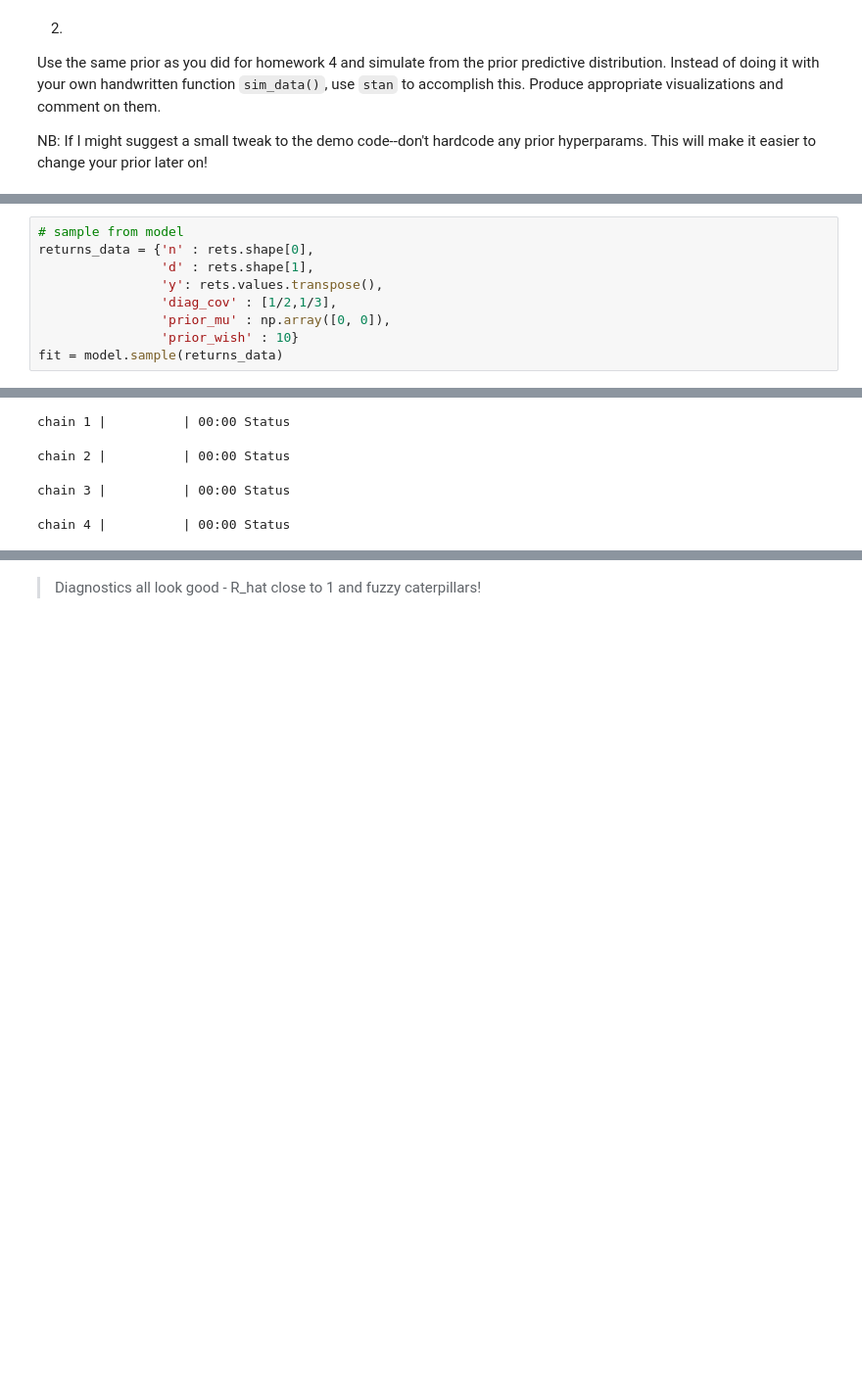
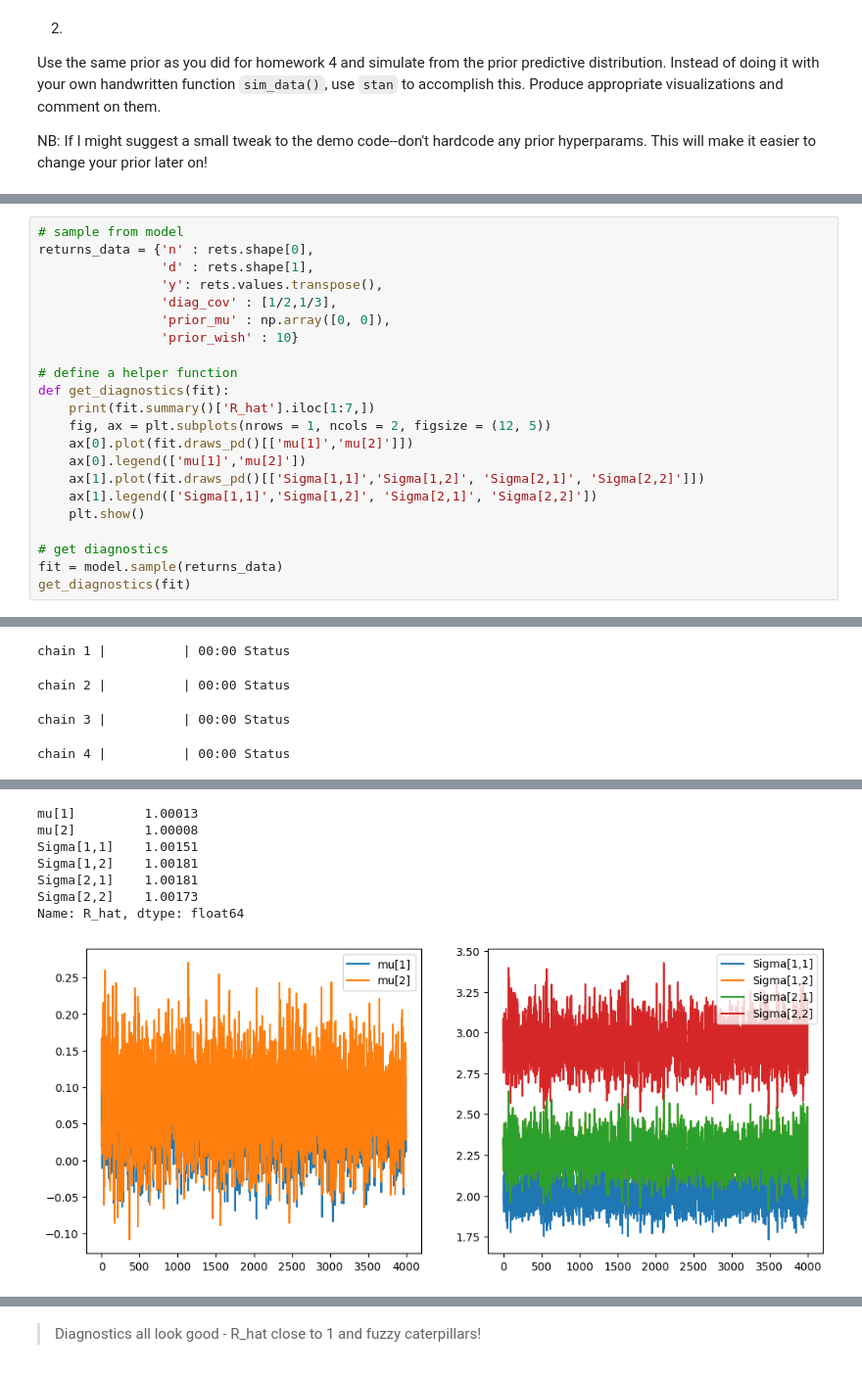
Before and after one commit to oatmeelsquares/ds-6040-docker, a Jupyter notebook: 06/assignment6.ipynb, the cells around one changed output, grey strips where cells are left out. Shown at 98% size. Saved outputs shown, nothing was run; the diff lists cells and outputs as text; blank space fills up the shorter version.

```diff
--- a/06/assignment6.ipynb
+++ b/06/assignment6.ipynb
@@ -61,5 +61,18 @@ returns_data = {'n' : rets.shape[0],
                 'diag_cov' : [1/2,1/3],
                 'prior_mu' : np.array([0, 0]),
                 'prior_wish' : 10}
+
+# define a helper function
+def get_diagnostics(fit):
+    print(fit.summary()['R_hat'].iloc[1:7,])
+    fig, ax = plt.subplots(nrows = 1, ncols = 2, figsize = (12, 5))
+    ax[0].plot(fit.draws_pd()[['mu[1]','mu[2]']])
+    ax[0].legend(['mu[1]','mu[2]'])
+    ax[1].plot(fit.draws_pd()[['Sigma[1,1]','Sigma[1,2]', 'Sigma[2,1]', 'Sigma[2,2]']])
+    ax[1].legend(['Sigma[1,1]','Sigma[1,2]', 'Sigma[2,1]', 'Sigma[2,2]'])
+    plt.show()
+
+# get diagnostics
 fit = model.sample(returns_data)
+get_diagnostics(fit)
 # %% [output]
@@ -87 +100,9 @@ Exception: inv_wishart_lpdf: random variable is not symmetric. random variable[1
 Consider re-running with show_console=True if the above output is unclear!
+mu[1]         1.00013
+mu[2]         1.00008
+Sigma[1,1]    1.00151
+Sigma[1,2]    1.00181
+Sigma[2,1]    1.00181
+Sigma[2,2]    1.00173
+Name: R_hat, dtype: float64
+[figure, added]
```
Also changed, not shown: parts of 25 cells of this notebook, 2 other files.
